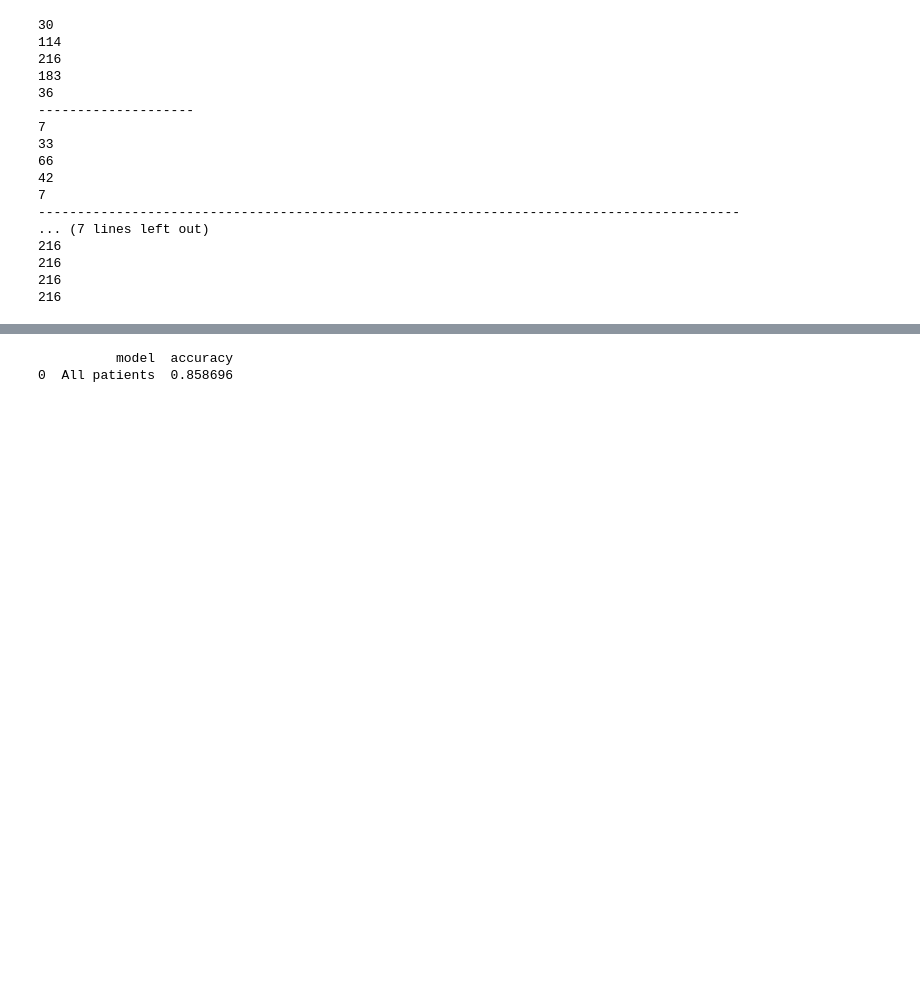
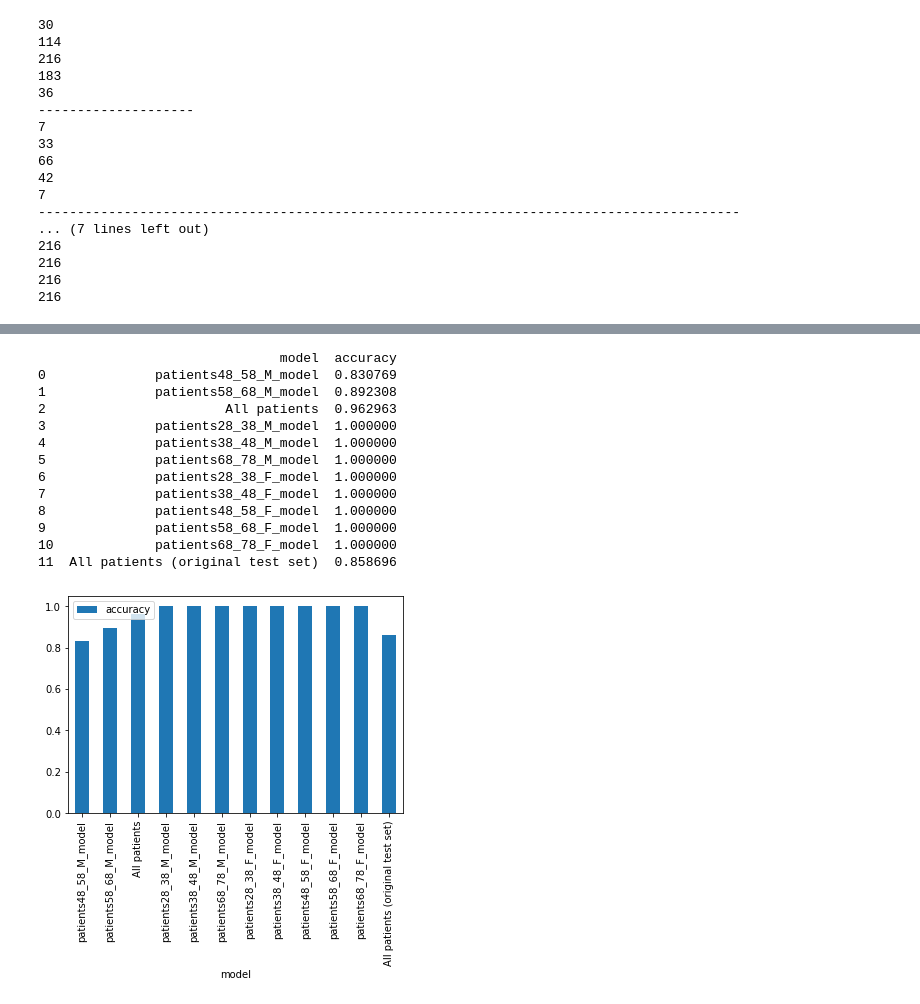
Before and after one commit to hardopost/KHR-Heart, a Jupyter notebook: testing, balancing without HeartDisease.ipynb, the cells around one changed output, grey strips where cells are left out. Cells and saved outputs as stored; diff of their text form; code cells hidden in the pictures; blank space fills up the shorter version.

```diff
--- a/testing, balancing without HeartDisease.ipynb
+++ b/testing, balancing without HeartDisease.ipynb
@@ -500,17 +500,30 @@ ax = models.plot.bar(x="model", y="accuracy")
 # %%
 #Now testing the main model on the original 20% test data
 #orig = endTestData.copy(deep=True)
 endTestData = pd.get_dummies(endTestData)
 features = endTestData.drop(columns=["HeartDisease"])
 HD = endTestData["HeartDisease"]
 
 
-models = pd.DataFrame(columns=["model", "accuracy"])
+
 #all patients
 acc = accuracy_score(HD, model4.predict(features))
-models = models.append({'model': "All patients", 'accuracy': acc }, ignore_index=True)
+models = models.append({'model': "All patients (original test set)", 'accuracy': acc }, ignore_index=True)
 
 print(models)
+ax = models.plot.bar(x="model", y="accuracy")
 # %% [output]
-          model  accuracy
-0  All patients  0.858696
+                               model  accuracy
+0              patients48_58_M_model  0.830769
+1              patients58_68_M_model  0.892308
+2                       All patients  0.962963
+3              patients28_38_M_model  1.000000
+4              patients38_48_M_model  1.000000
+5              patients68_78_M_model  1.000000
+6              patients28_38_F_model  1.000000
+7              patients38_48_F_model  1.000000
+8              patients48_58_F_model  1.000000
+9              patients58_68_F_model  1.000000
+10             patients68_78_F_model  1.000000
+11  All patients (original test set)  0.858696
+[figure, added]
```
Also changed, not shown: parts of 6 cells of this notebook.
